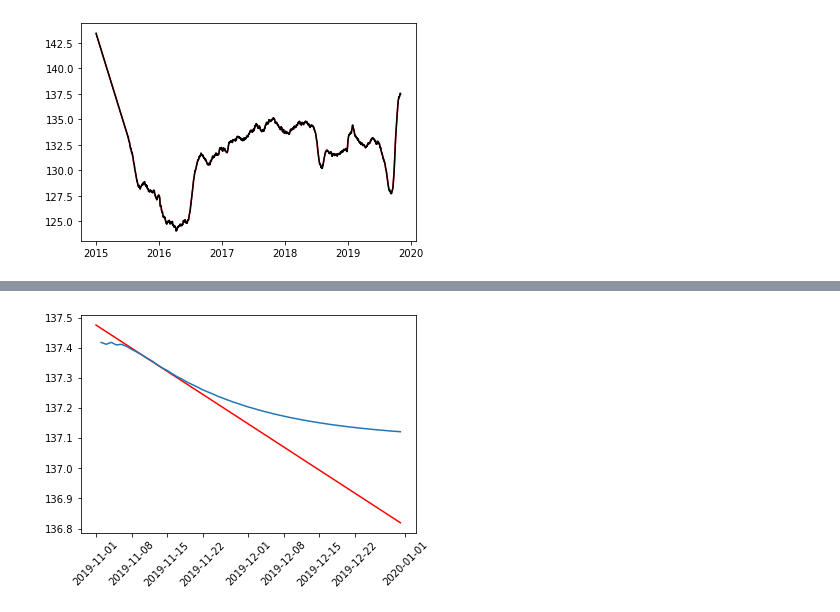
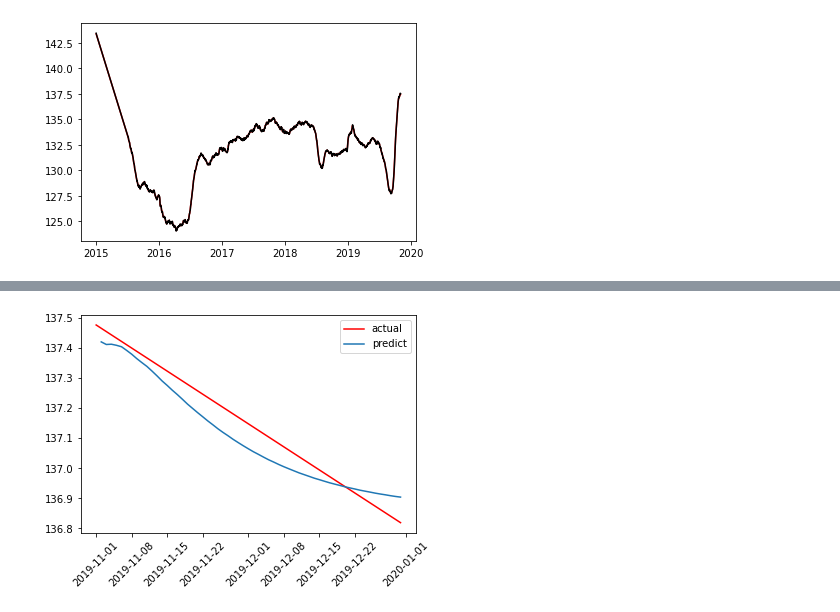
Before and after one commit to SofiaBlack/COVID-19_deaths_analysis, a Jupyter notebook: SARIMAX Model.ipynb, the cells around one changed output, grey strips where cells are left out. Cells and saved outputs as stored; diff of their text form; code cells hidden in the pictures.

```diff
--- a/SARIMAX Model.ipynb
+++ b/SARIMAX Model.ipynb
@@ -72,9 +62,10 @@ for year in range(start_date.year,end_date.year+1):
 # %% [output]
 [figure]
 # %%
+#decomposizione della serie in trend, stagionalità e residui
 from statsmodels.tsa.seasonal import seasonal_decompose
 
-decomposition = seasonal_decompose(ts, period=365,two_sided=True,extrapolate_trend=1)
+decomposition = seasonal_decompose(ts, period=365, two_sided=True, extrapolate_trend=1, model='multiplicative')
 
 ts_trend = decomposition.trend #andamento della curva
 ts_seasonal = decomposition.seasonal #stagionalità
@@ -192,15 +175,12 @@ Name: trend, Length: 1947, dtype: float64
 # %%
+#creazione del modello
 from statsmodels.tsa.statespace.sarimax import SARIMAX
 
-p = 7
+p = 8
+d = 1
 q = 12
-d = 1
 
-#S = 365
-
-model = SARIMAX(train, order=(p, d, q),
-                #seasonal_order=(0, 1, 0, S)
-               )
+model = SARIMAX(train, order=(p, d, q))
 model_fit = model.fit(disp=1,solver='powell')
 print(model_fit.summary())
 # %% [output]
@@ -279,9 +243,10 @@ Name: trend, Length: 1765, dtype: float64
 # %%
 # predizioni sul test set
 predictions = model_fit.forecast(steps=len(test))
-plt.plot(test, color='red')
-plt.plot(predictions.iloc[1:])
+plt.plot(test, color='red', label='actual')
+plt.plot(predictions.iloc[1:], label='predict')
 plt.xticks(rotation=45)
+plt.legend()
 plt.show()
 # %% [output]
-[figure, old version]
+[figure, new version]
```
Also changed, not shown: parts of 30 cells of this notebook.
